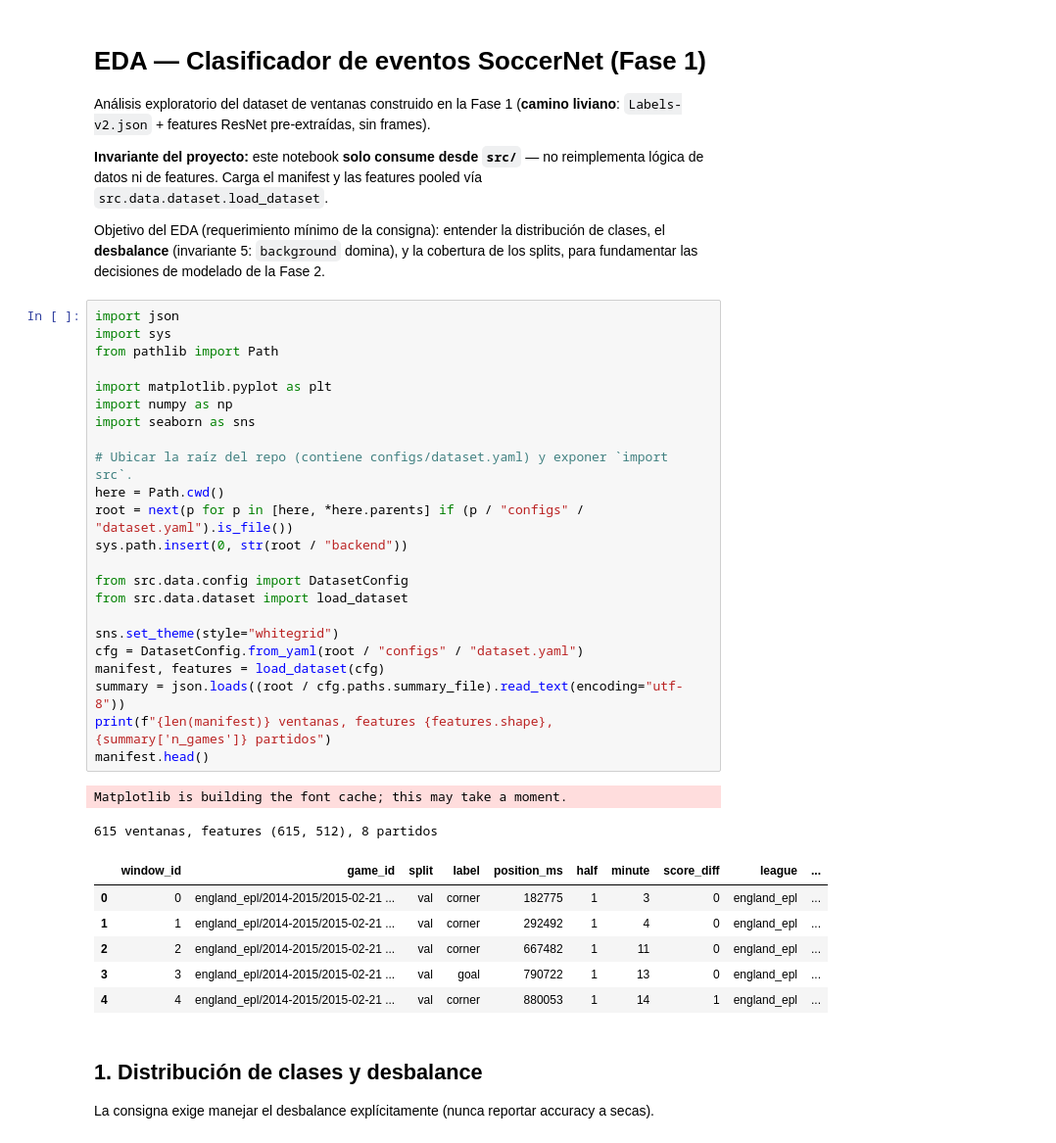
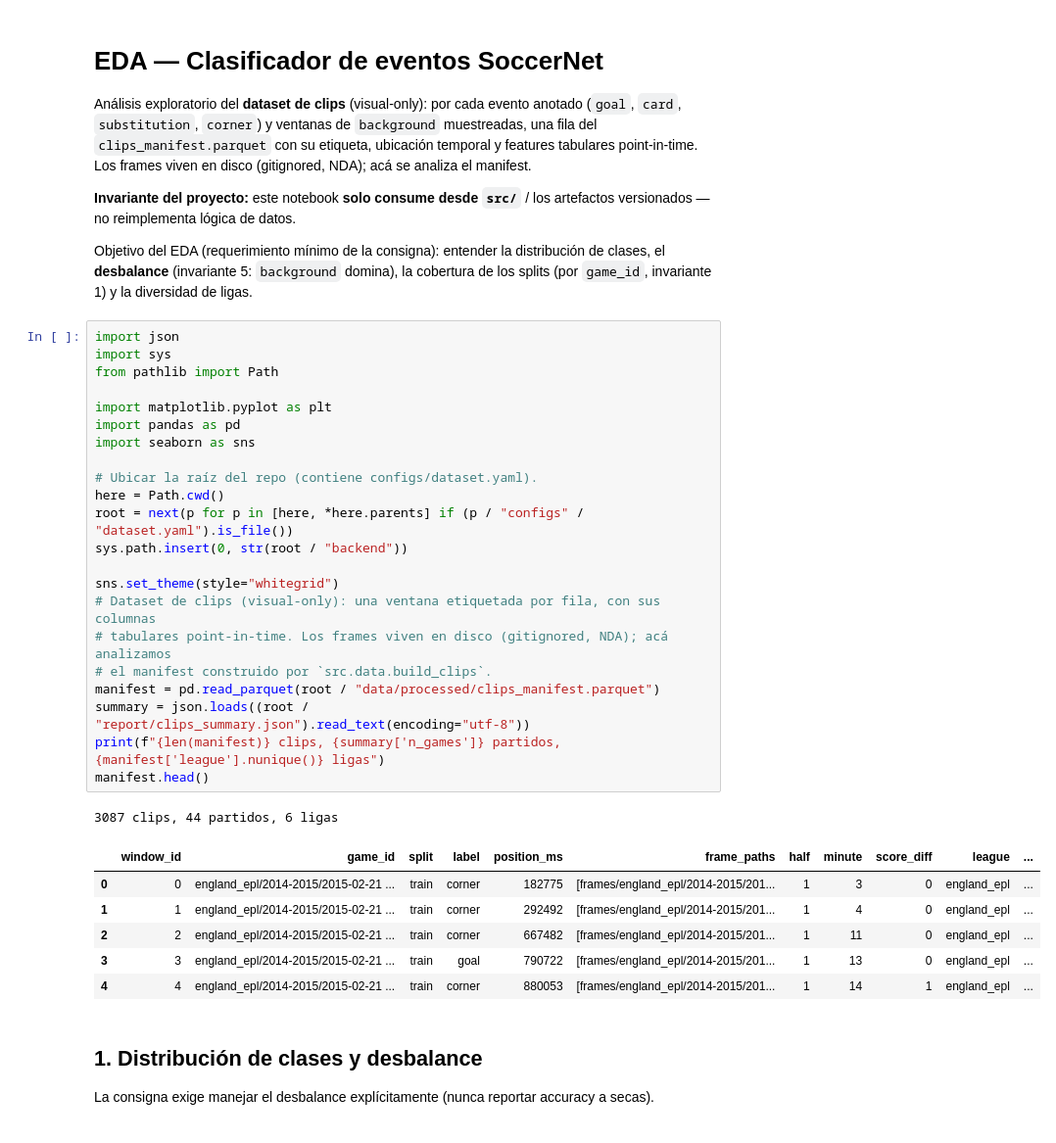
Before and after one commit to ORTMLProd/obligatorio-dinello-otero-dutradasilveira, a Jupyter notebook: backend/notebooks/eda.ipynb, the cells around one changed output. Shown at 98% size. Drawn from its saved outputs; the diff is of its cells as text.

```diff
--- a/backend/notebooks/eda.ipynb
+++ b/backend/notebooks/eda.ipynb
@@ -1,48 +1,48 @@
 # %% [markdown]
-# EDA — Clasificador de eventos SoccerNet (Fase 1)
+# EDA — Clasificador de eventos SoccerNet
 
-Análisis exploratorio del dataset de ventanas construido en la Fase 1
-(**camino liviano**: `Labels-v2.json` + features ResNet pre-extraídas, sin frames).
+Análisis exploratorio del **dataset de clips** (visual-only): por cada evento anotado
+(`goal`, `card`, `substitution`, `corner`) y ventanas de `background` muestreadas, una
+fila del `clips_manifest.parquet` con su etiqueta, ubicación temporal y features
+tabulares point-in-time. Los frames viven en disco (gitignored, NDA); acá se analiza el
+manifest.
 
-**Invariante del proyecto:** este notebook **solo consume desde `src/`** — no
-reimplementa lógica de datos ni de features. Carga el manifest y las features
-pooled vía `src.data.dataset.load_dataset`.
+**Invariante del proyecto:** este notebook **solo consume desde `src/`** / los artefactos
+versionados — no reimplementa lógica de datos.
 
-Objetivo del EDA (requerimiento mínimo de la consigna): entender la distribución
-de clases, el **desbalance** (invariante 5: `background` domina), y la cobertura
-de los splits, para fundamentar las decisiones de modelado de la Fase 2.
+Objetivo del EDA (requerimiento mínimo de la consigna): entender la distribución de
+clases, el **desbalance** (invariante 5: `background` domina), la cobertura de los splits
+(por `game_id`, invariante 1) y la diversidad de ligas.
 # %%
 import json
 import sys
 from pathlib import Path
 
 import matplotlib.pyplot as plt
-import numpy as np
+import pandas as pd
 import seaborn as sns
 
-# Ubicar la raíz del repo (contiene configs/dataset.yaml) y exponer `import src`.
+# Ubicar la raíz del repo (contiene configs/dataset.yaml).
 here = Path.cwd()
 root = next(p for p in [here, *here.parents] if (p / "configs" / "dataset.yaml").is_file())
 sys.path.insert(0, str(root / "backend"))
 
-from src.data.config import DatasetConfig
-from src.data.dataset import load_dataset
-
 sns.set_theme(style="whitegrid")
-cfg = DatasetConfig.from_yaml(root / "configs" / "dataset.yaml")
-manifest, features = load_dataset(cfg)
-summary = json.loads((root / cfg.paths.summary_file).read_text(encoding="utf-8"))
-print(f"{len(manifest)} ventanas, features {features.shape}, {summary['n_games']} partidos")
+# Dataset de clips (visual-only): una ventana etiquetada por fila, con sus columnas
+# tabulares point-in-time. Los frames viven en disco (gitignored, NDA); acá analizamos
+# el manifest construido por `src.data.build_clips`.
+manifest = pd.read_parquet(root / "data/processed/clips_manifest.parquet")
+summary = json.loads((root / "report/clips_summary.json").read_text(encoding="utf-8"))
+print(f"{len(manifest)} clips, {summary['n_games']} partidos, {manifest['league'].nunique()} ligas")
 manifest.head()
 # %% [output]
-Matplotlib is building the font cache; this may take a moment.
+3087 clips, 44 partidos, 6 ligas
-615 ventanas, features (615, 512), 8 partidos
-|  | window_id | game_id | split | label | position_ms | half | minute | score_diff | league | ... |
-| 0 | 0 | england_epl/2014-2015/2015-02-21 ... | val | corner | 182775 | 1 | 3 | 0 | england_epl | ... |
-| 1 | 1 | england_epl/2014-2015/2015-02-21 ... | val | corner | 292492 | 1 | 4 | 0 | england_epl | ... |
-| 2 | 2 | england_epl/2014-2015/2015-02-21 ... | val | corner | 667482 | 1 | 11 | 0 | england_epl | ... |
-| 3 | 3 | england_epl/2014-2015/2015-02-21 ... | val | goal | 790722 | 1 | 13 | 0 | england_epl | ... |
-| 4 | 4 | england_epl/2014-2015/2015-02-21 ... | val | corner | 880053 | 1 | 14 | 1 | england_epl | ... |
+|  | window_id | game_id | split | label | position_ms | frame_paths | half | minute | score_diff | league | ... |
+| 0 | 0 | england_epl/2014-2015/2015-02-21 ... | train | corner | 182775 | [frames/england_epl/2014-2015/201... | 1 | 3 | 0 | england_epl | ... |
+| 1 | 1 | england_epl/2014-2015/2015-02-21 ... | train | corner | 292492 | [frames/england_epl/2014-2015/201... | 1 | 4 | 0 | england_epl | ... |
+| 2 | 2 | england_epl/2014-2015/2015-02-21 ... | train | corner | 667482 | [frames/england_epl/2014-2015/201... | 1 | 11 | 0 | england_epl | ... |
+| 3 | 3 | england_epl/2014-2015/2015-02-21 ... | train | goal | 790722 | [frames/england_epl/2014-2015/201... | 1 | 13 | 0 | england_epl | ... |
+| 4 | 4 | england_epl/2014-2015/2015-02-21 ... | train | corner | 880053 | [frames/england_epl/2014-2015/201... | 1 | 14 | 1 | england_epl | ... |
 # %% [markdown]
 ## 1. Distribución de clases y desbalance
 
```
Also changed, not shown: parts of 7 cells of this notebook, 2 other files.
